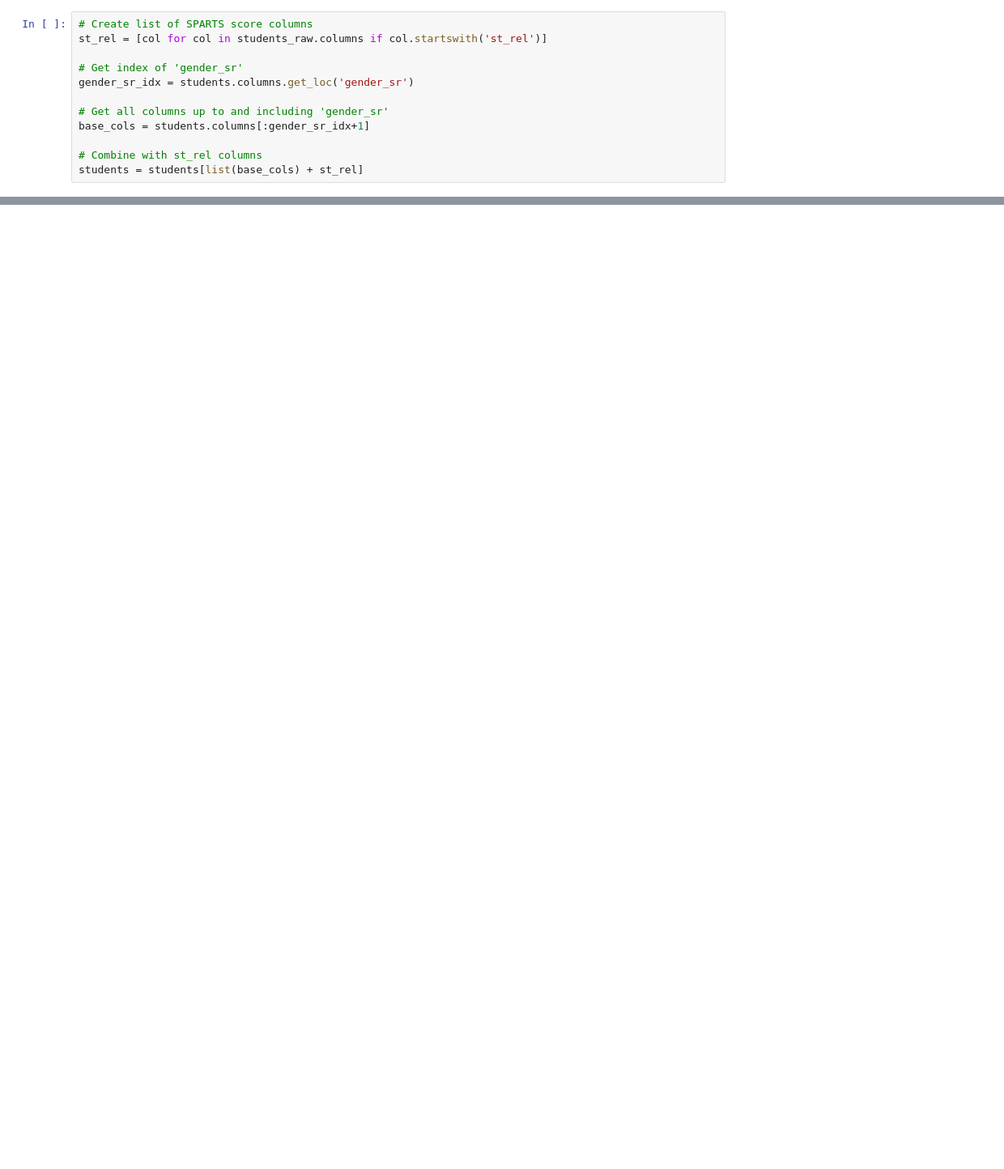
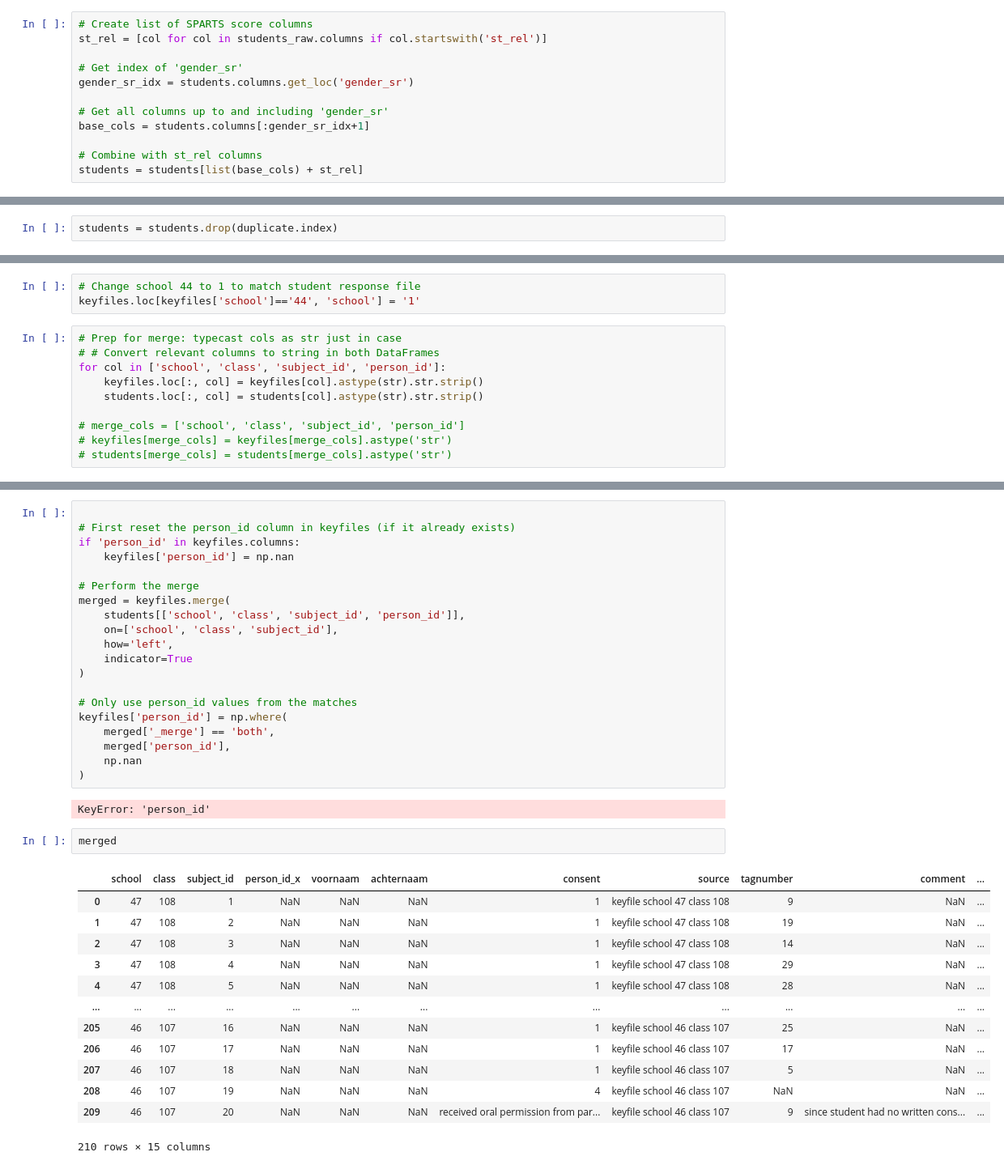
Before and after one commit to majaazdaja/dsp, a Jupyter notebook: notebooks/survey-data.ipynb, the cells around one changed output, grey strips where cells are left out. Shown: that part at 81% size. Drawn from its saved outputs; the diff is of its cells as text; blank space fills up the shorter version.

```diff
--- a/notebooks/survey-data.ipynb
+++ b/notebooks/survey-data.ipynb
@@ -631 +642,3 @@ students = students[list(base_cols) + st_rel]
+# %%
+students = students.drop(duplicate.index)
 # %%
@@ -633,0 +672,13 @@ students_short = students[['school','class','tracking','nPupils','dataPresent','
+# %%
+# Change school 44 to 1 to match student response file
+keyfiles.loc[keyfiles['school']=='44', 'school'] = '1'
+# %%
+# Prep for merge: typecast cols as str just in case
+# # Convert relevant columns to string in both DataFrames
+for col in ['school', 'class', 'subject_id', 'person_id']:
+    keyfiles.loc[:, col] = keyfiles[col].astype(str).str.strip()
+    students.loc[:, col] = students[col].astype(str).str.strip()
+
+# merge_cols = ['school', 'class', 'subject_id', 'person_id']
+# keyfiles[merge_cols] = keyfiles[merge_cols].astype('str')
+# students[merge_cols] = students[merge_cols].astype('str')
@@ -633,0 +759,38 @@ students_short = students[['school','class','tracking','nPupils','dataPresent','
+# %%
+
+# First reset the person_id column in keyfiles (if it already exists)
+if 'person_id' in keyfiles.columns:
+    keyfiles['person_id'] = np.nan
+
+# Perform the merge
+merged = keyfiles.merge(
+    students[['school', 'class', 'subject_id', 'person_id']],
+    on=['school', 'class', 'subject_id'],
+    how='left',
+    indicator=True
+)
+
+# Only use person_id values from the matches
+keyfiles['person_id'] = np.where(
+    merged['_merge'] == 'both',
+    merged['person_id'],
+    np.nan
+)
+# %% [output]
+KeyError: 'person_id'
+# %%
+merged
+# %% [output]
+|  | school | class | subject_id | person_id_x | voornaam | achternaam | consent | source | tagnumber | comment | ... |
+| 0 | 47 | 108 | 1 | NaN | NaN | NaN | 1 | keyfile school 47 class 108 | 9 | NaN | ... |
+| 1 | 47 | 108 | 2 | NaN | NaN | NaN | 1 | keyfile school 47 class 108 | 19 | NaN | ... |
+| 2 | 47 | 108 | 3 | NaN | NaN | NaN | 1 | keyfile school 47 class 108 | 14 | NaN | ... |
+| 3 | 47 | 108 | 4 | NaN | NaN | NaN | 1 | keyfile school 47 class 108 | 29 | NaN | ... |
+| 4 | 47 | 108 | 5 | NaN | NaN | NaN | 1 | keyfile school 47 class 108 | 28 | NaN | ... |
+| ... | ... | ... | ... | ... | ... | ... | ... | ... | ... | ... | ... |
+| 205 | 46 | 107 | 16 | NaN | NaN | NaN | 1 | keyfile school 46 class 107 | 25 | NaN | ... |
+| 206 | 46 | 107 | 17 | NaN | NaN | NaN | 1 | keyfile school 46 class 107 | 17 | NaN | ... |
+| 207 | 46 | 107 | 18 | NaN | NaN | NaN | 1 | keyfile school 46 class 107 | 5 | NaN | ... |
+| 208 | 46 | 107 | 19 | NaN | NaN | NaN | 4 | keyfile school 46 class 107 | NaN | NaN | ... |
+| 209 | 46 | 107 | 20 | NaN | NaN | NaN | received oral permission from par... | keyfile school 46 class 107 | 9 | since student had no written cons... | ... |
+210 rows × 15 columns
```
Also changed, not shown: parts of 30 cells of this notebook.
